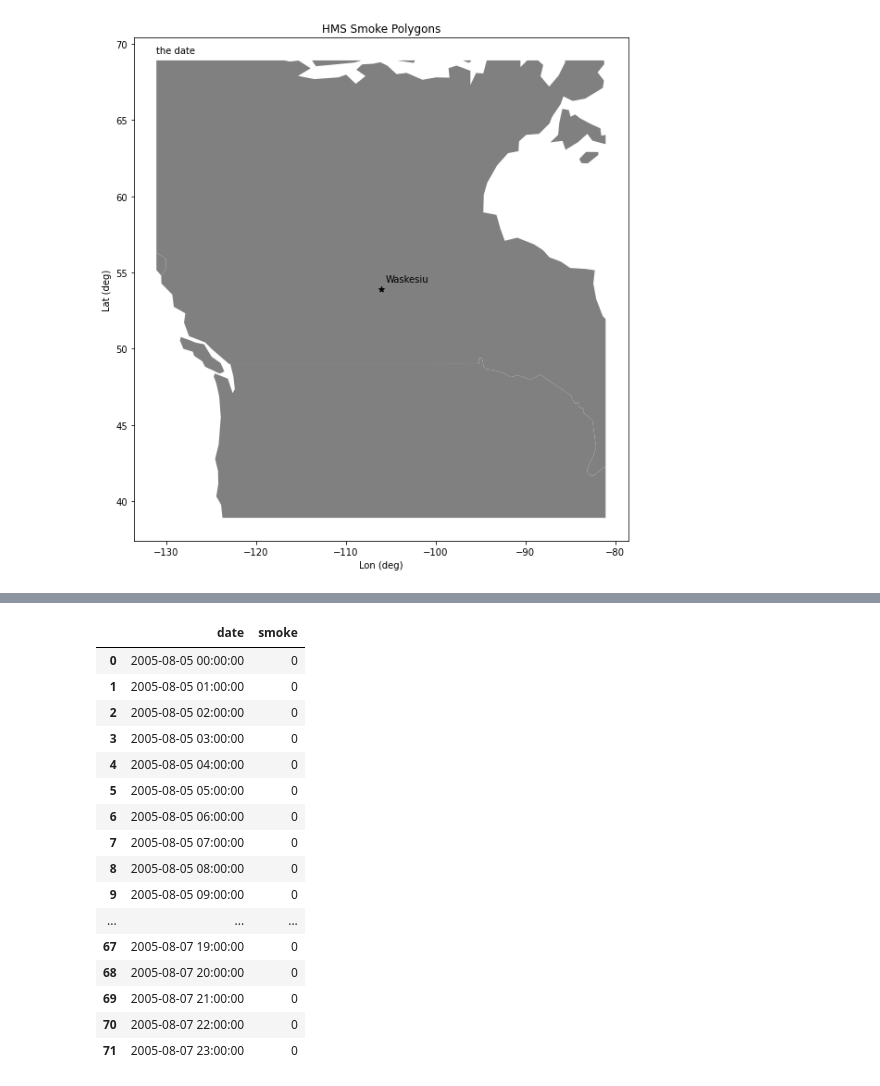
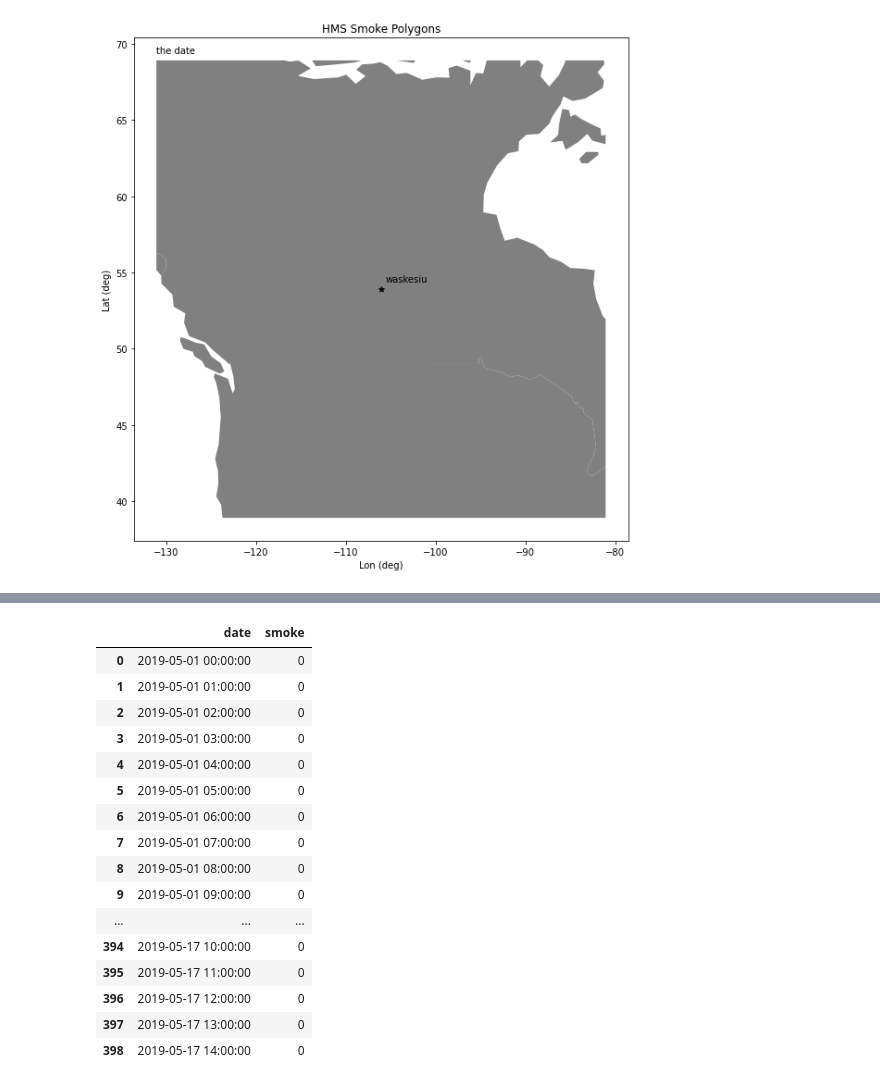
Before and after one commit to AndrewLoeppky/wildfire_drf, a Jupyter notebook: hazmap_to_timeseries.ipynb, the cells around one changed output, grey strips where cells are left out. Drawn from its saved outputs; the diff is of its cells as text; code cells hidden in the pictures.

```diff
--- a/hazmap_to_timeseries.ipynb
+++ b/hazmap_to_timeseries.ipynb
@@ -17,11 +17,11 @@ import warnings
 warnings.filterwarnings('ignore')
 # %%
 ## inputs
-date_min = pd.to_datetime("20050805")
-date_max = pd.to_datetime("20050807")
+date_min = pd.to_datetime("20190501")
+date_max = pd.to_datetime("20190930")
 
 site_lat, site_lon = 53.91439, -106.06958
-site_name = "Waskesiu"
+site_name = "waskesiu"
 
 # set size limits for plot
 disp_width = 50  # degrees
@@ -121,7 +121,7 @@ def clip_file(the_file, bbox):
     #the_file.reset_index(inplace=True, drop=True)
     return the_file
 
-
+print(f"Analyzing Hazmap Smoke Levels at {site_name} from {date_min.year}{date_min.month}{date_min.day} to {date_max.year}{date_max.month}{date_max.day}")
 for date in range_dates:
     path_to_file = f"C:/Users/Owner/Wildfire_Smoke_Mckendry/data/shapefile_smoke_polygons/smoke{date.year}/smoke{str(date)[:4]}{str(date)[5:7]}{str(date)[8:10]}.shp"
     empty_file = "empty_smokefile.shp"
@@ -130,10 +130,10 @@ for date in range_dates:
     clear_output()
     try:
         file = get_file(path_to_file, date)
-        print(f"Processing data from {date}")
+        print(f"Processing data from {date.year}-{date.month}-{date.day}")
     except: # if file DNE
         file = get_file(empty_file, date)
-        print(f"Data missing from {date}")
+        print(f"Data missing from {date.year}-{date.month}-{date.day}")
     clip_file(file, plot_bbox)
 
     # loop through each hour in the file and append the dataframe (this could be made faster)
@@ -160,6 +160,6 @@ for date in range_dates:
         smoke_df = smoke_df.append({"date": hour, "smoke": max_smoke}, ignore_index=True)
 
 # save and display the result
-#smoke_df.to_csv("C:/Users/Owner/Wildfire_Smoke_Mckendry/data/out_data/hazmap_wask.csv")
+smoke_df.to_csv(f"C:/Users/Owner/Wildfire_Smoke_Mckendry/data/out_data/hazmap_{site_name}_short.csv")
 smoke_df
 # %% [output]
@@ -167,17 +167,17 @@ Processing data from 2005-08-07 00:00:00
 |  | date | smoke |
-| 0 | 2005-08-05 00:00:00 | 0 |
-| 1 | 2005-08-05 01:00:00 | 0 |
-| 2 | 2005-08-05 02:00:00 | 0 |
-| 3 | 2005-08-05 03:00:00 | 0 |
-| 4 | 2005-08-05 04:00:00 | 0 |
-| 5 | 2005-08-05 05:00:00 | 0 |
-| 6 | 2005-08-05 06:00:00 | 0 |
-| 7 | 2005-08-05 07:00:00 | 0 |
-| 8 | 2005-08-05 08:00:00 | 0 |
-| 9 | 2005-08-05 09:00:00 | 0 |
+| 0 | 2019-05-01 00:00:00 | 0 |
+| 1 | 2019-05-01 01:00:00 | 0 |
+| 2 | 2019-05-01 02:00:00 | 0 |
+| 3 | 2019-05-01 03:00:00 | 0 |
+| 4 | 2019-05-01 04:00:00 | 0 |
+| 5 | 2019-05-01 05:00:00 | 0 |
+| 6 | 2019-05-01 06:00:00 | 0 |
+| 7 | 2019-05-01 07:00:00 | 0 |
+| 8 | 2019-05-01 08:00:00 | 0 |
+| 9 | 2019-05-01 09:00:00 | 0 |
 | ... | ... | ... |
-| 67 | 2005-08-07 19:00:00 | 0 |
-| 68 | 2005-08-07 20:00:00 | 0 |
-| 69 | 2005-08-07 21:00:00 | 0 |
-| 70 | 2005-08-07 22:00:00 | 0 |
-| 71 | 2005-08-07 23:00:00 | 0 |
+| 394 | 2019-05-17 10:00:00 | 0 |
+| 395 | 2019-05-17 11:00:00 | 0 |
+| 396 | 2019-05-17 12:00:00 | 0 |
+| 397 | 2019-05-17 13:00:00 | 0 |
+| 398 | 2019-05-17 14:00:00 | 0 |
```
Also changed, not shown: parts of 1 cell of this notebook, 1 other file.
